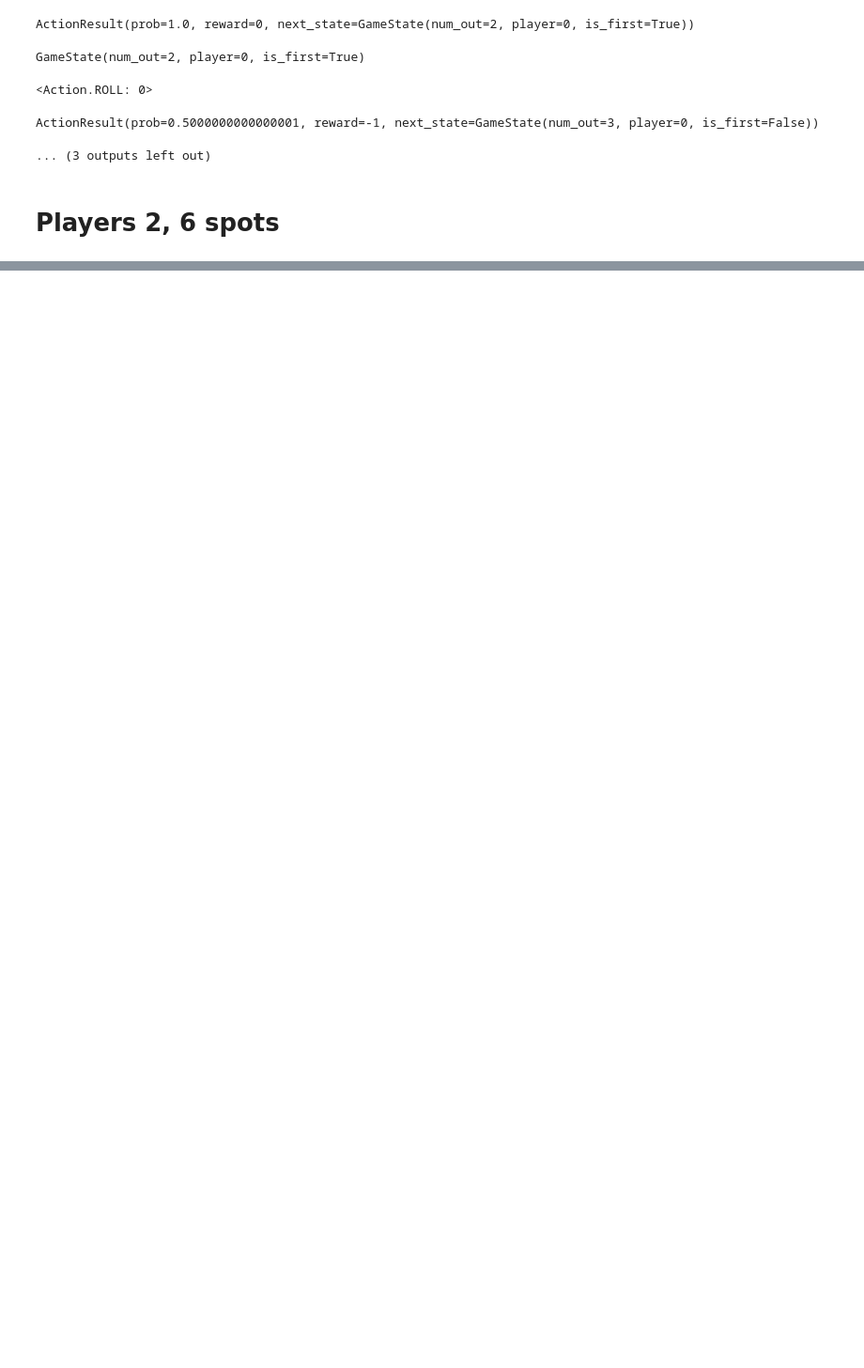
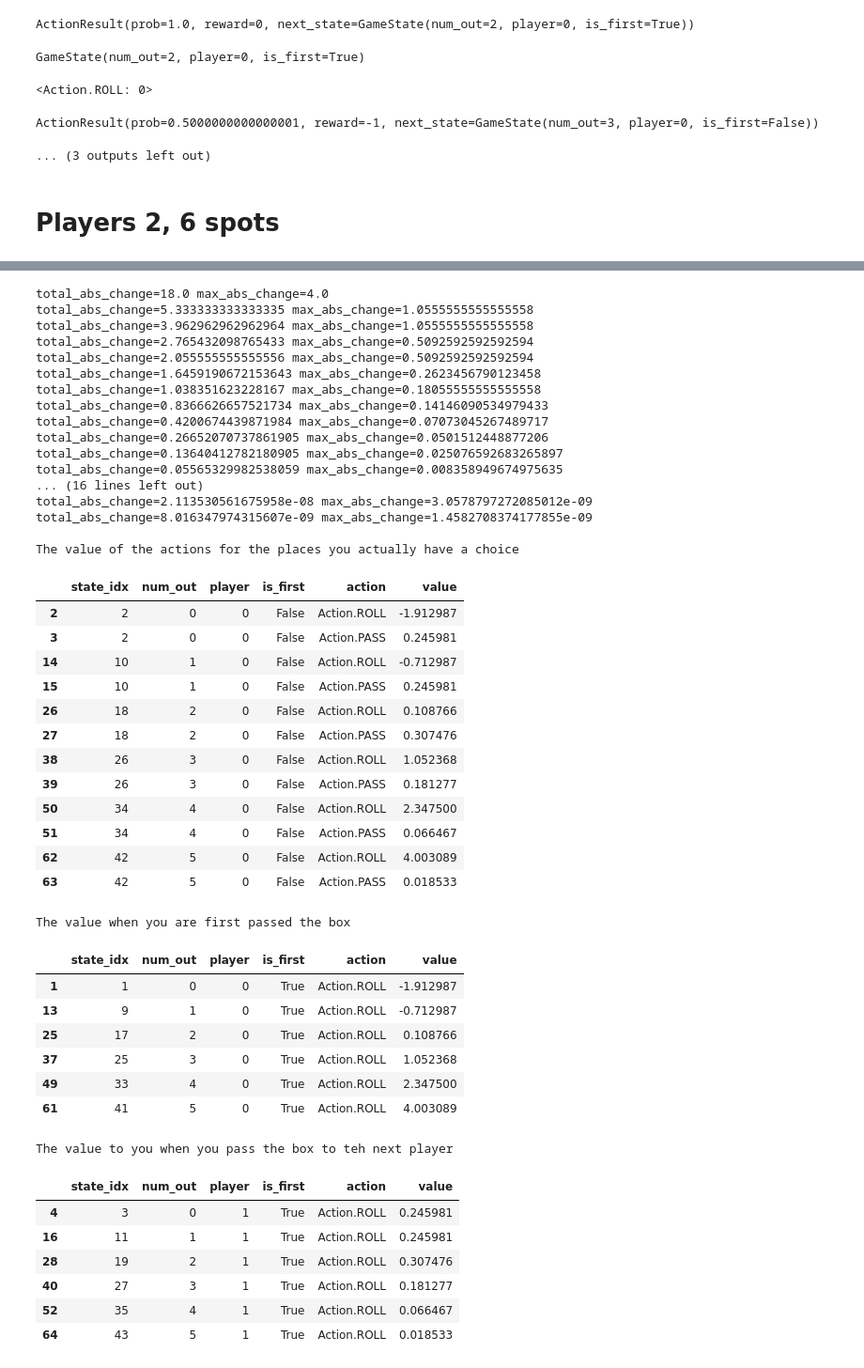
Before and after one commit to pfrstg/pennydropsolver, a Jupyter notebook: notebooks/analysis.ipynb, the cells around one changed output, grey strips where cells are left out. Shown at 94% size. Cells and saved outputs as stored; diff of their text form; code cells hidden in the pictures; blank space fills up the shorter version.

```diff
--- a/notebooks/analysis.ipynb
+++ b/notebooks/analysis.ipynb
@@ -104,0 +227,50 @@ df[(df["player"] == 0 ) & (~df["is_first"])]
+# %%
+world = pennydropsolver.GameModel(num_players=4, num_spots=6)
+solve_world(world)
+# %% [output]
+total_abs_change=18.0 max_abs_change=4.0
+total_abs_change=5.333333333333335 max_abs_change=1.0555555555555558
+total_abs_change=3.962962962962964 max_abs_change=1.0555555555555558
+total_abs_change=2.765432098765433 max_abs_change=0.5092592592592594
+total_abs_change=2.055555555555556 max_abs_change=0.5092592592592594
+total_abs_change=1.6459190672153643 max_abs_change=0.2623456790123458
+total_abs_change=1.038351623228167 max_abs_change=0.18055555555555558
+total_abs_change=0.8366626657521734 max_abs_change=0.14146090534979433
+total_abs_change=0.4200674439871984 max_abs_change=0.07073045267489717
+total_abs_change=0.26652070737861905 max_abs_change=0.0501512448877206
+total_abs_change=0.13640412782180905 max_abs_change=0.025076592683265897
+total_abs_change=0.05565329982538059 max_abs_change=0.008358949674975635
+... (16 lines left out)
+total_abs_change=2.113530561675958e-08 max_abs_change=3.0578797272085012e-09
+total_abs_change=8.016347974315607e-09 max_abs_change=1.4582708374177855e-09
+
+The value of the actions for the places you actually have a choice
+|  | state_idx | num_out | player | is_first | action | value |
+| 2 | 2 | 0 | 0 | False | Action.ROLL | -1.912987 |
+| 3 | 2 | 0 | 0 | False | Action.PASS | 0.245981 |
+| 14 | 10 | 1 | 0 | False | Action.ROLL | -0.712987 |
+| 15 | 10 | 1 | 0 | False | Action.PASS | 0.245981 |
+| 26 | 18 | 2 | 0 | False | Action.ROLL | 0.108766 |
+| 27 | 18 | 2 | 0 | False | Action.PASS | 0.307476 |
+| 38 | 26 | 3 | 0 | False | Action.ROLL | 1.052368 |
+| 39 | 26 | 3 | 0 | False | Action.PASS | 0.181277 |
+| 50 | 34 | 4 | 0 | False | Action.ROLL | 2.347500 |
+| 51 | 34 | 4 | 0 | False | Action.PASS | 0.066467 |
+| 62 | 42 | 5 | 0 | False | Action.ROLL | 4.003089 |
+| 63 | 42 | 5 | 0 | False | Action.PASS | 0.018533 |
+The value when you are first passed the box
+|  | state_idx | num_out | player | is_first | action | value |
+| 1 | 1 | 0 | 0 | True | Action.ROLL | -1.912987 |
+| 13 | 9 | 1 | 0 | True | Action.ROLL | -0.712987 |
+| 25 | 17 | 2 | 0 | True | Action.ROLL | 0.108766 |
+| 37 | 25 | 3 | 0 | True | Action.ROLL | 1.052368 |
+| 49 | 33 | 4 | 0 | True | Action.ROLL | 2.347500 |
+| 61 | 41 | 5 | 0 | True | Action.ROLL | 4.003089 |
+The value to you when you pass the box to teh next player
+|  | state_idx | num_out | player | is_first | action | value |
+| 4 | 3 | 0 | 1 | True | Action.ROLL | 0.245981 |
+| 16 | 11 | 1 | 1 | True | Action.ROLL | 0.245981 |
+| 28 | 19 | 2 | 1 | True | Action.ROLL | 0.307476 |
+| 40 | 27 | 3 | 1 | True | Action.ROLL | 0.181277 |
+| 52 | 35 | 4 | 1 | True | Action.ROLL | 0.066467 |
+| 64 | 43 | 5 | 1 | True | Action.ROLL | 0.018533 |
```
Also changed, not shown: parts of 20 cells of this notebook, 1 other file.
